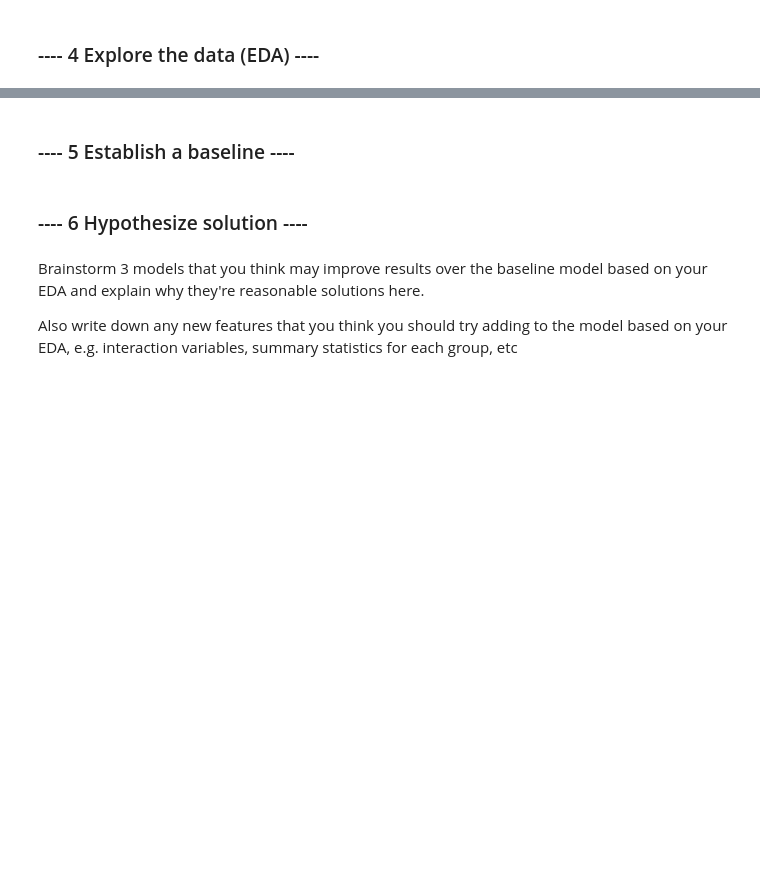
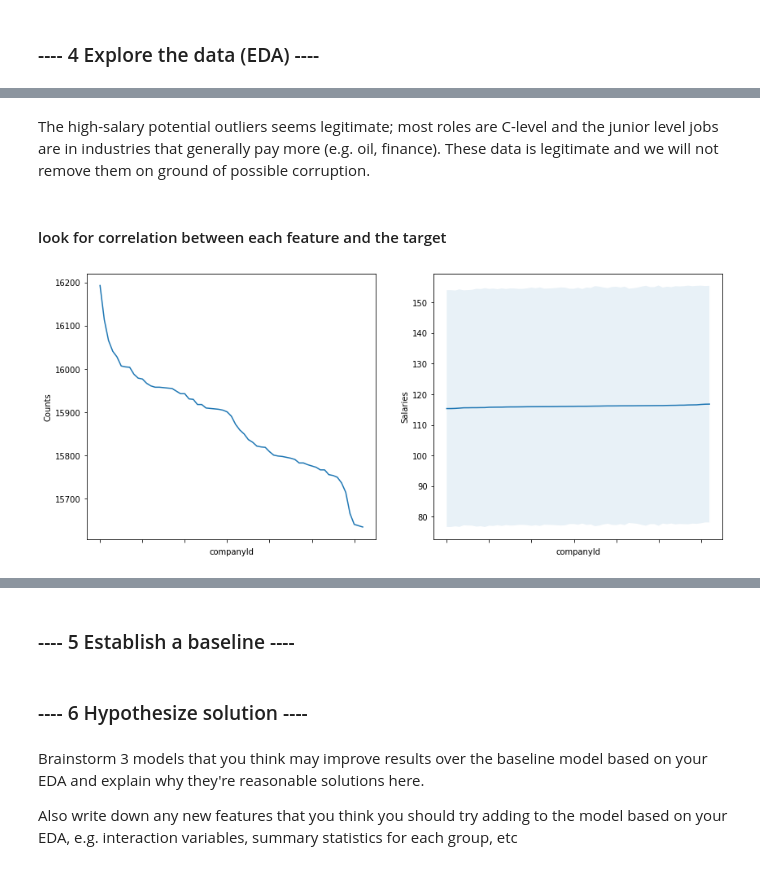
Before and after one commit to anthonywong611/salary_prediction_DS, a Jupyter notebook: Salary_Prediction_Notebook.ipynb, the cells around one changed output, grey strips where cells are left out. Drawn from its saved outputs; the diff is of its cells as text; code cells hidden in the pictures; blank space fills up the shorter version.

```diff
--- a/Salary_Prediction_Notebook.ipynb
+++ b/Salary_Prediction_Notebook.ipynb
@@ -202,0 +219,6 @@ bar_plot(industryType, industry)
+# %%
+stat = train_df.salary.describe()
+print(stat)
+IQR = stat['75%'] - stat['25%']
+upper = stat['75%'] + 1.5 * IQR
+lower = stat['25%'] - 1.5 * IQR
@@ -202,0 +275,42 @@ bar_plot(industryType, industry)
+# %% [markdown]
+The high-salary potential outliers seems legitimate; most roles are C-level and the junior level jobs are in industries that generally pay more (e.g. oil, finance). These data is legitimate and we will not remove them on ground of possible corruption.
+# %%
+train_df = train_df[train_df.salary > lower]
+# %% [markdown]
+#### look for correlation between each feature and the target
+# %%
+def plot_feature(df, col):
+    """ Make plot for the feature <col> from the data frame <df>.
+    """
+    plt.figure(figsize = (14, 6))
+    plt.subplot(1, 2, 1)
+    if df[col].dtype == 'int64':
+        df[col].value_counts().sort_index().plot()
+    else:
+        # change the categorial variable to category type and order their level by the mean salary in each category
+        mean = df.groupby(col)['salary'].mean()
+        df[col] = df[col].astype('category')
+        levels = mean.sort_values().index.tolist()
+        df[col].cat.reorder_categories(levels, inplace=True)
+        df[col].value_counts().plot()
+    plt.xticks(rotation=45)
+    plt.xlabel(col)
+    plt.ylabel('Counts')
+    plt.subplot(1, 2, 2)
+
+    if df[col].dtype == 'int64' or col == 'companyId':
+        # plot the mean salary for each category and fill between (mean - std, mean + std)
+        mean = df.groupby(col)['salary'].mean()
+        std = df.groupby(col)['salary'].std()
+        mean.plot()
+        plt.fill_between(range(len(std.index)), mean.values - std.values, mean.values + std.values, alpha = 0.1)
+    else:
+        sns.boxplot(x = col, y = 'salary', data=df)
+
+    plt.xticks(rotation=45)
+    plt.ylabel('Salaries')
+    plt.show()
+# %%
+plot_feature(train_df, 'companyId')
+# %% [output]
+[figure, added]
```
Also changed, not shown: parts of 57 cells of this notebook.
